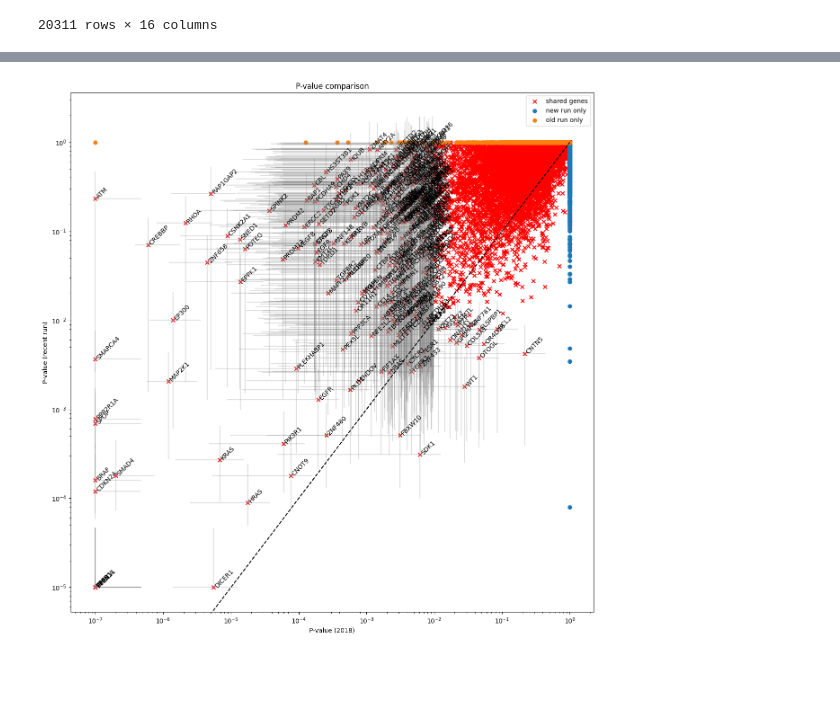
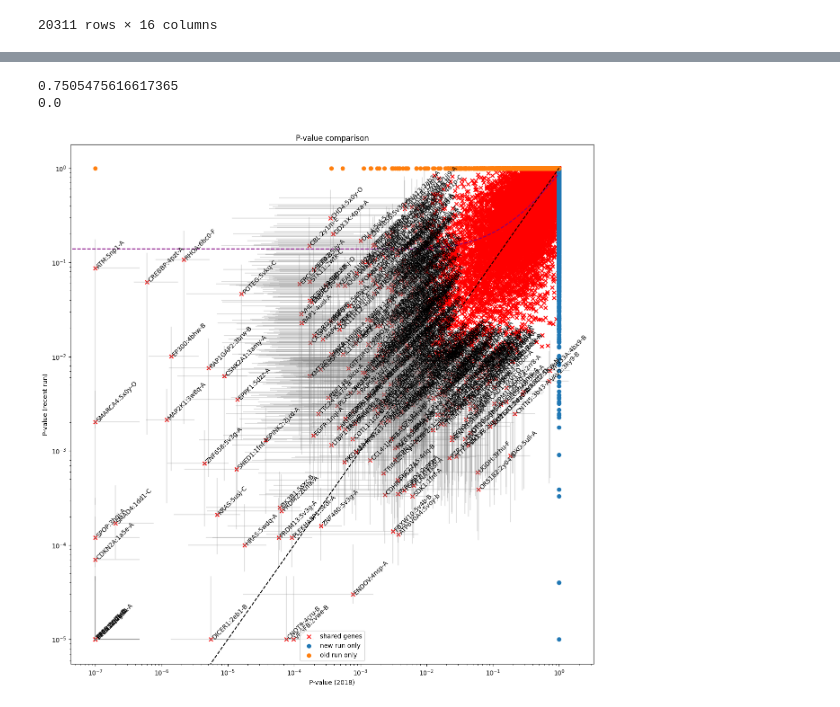
Before and after one commit to getzlab/CLUMPS2, a Jupyter notebook: analysis/Plots.ipynb, the cells around one changed output, grey strips where cells are left out. Cells and saved outputs as stored; diff of their text form; code cells hidden in the pictures; blank space fills up the shorter version.

```diff
--- a/analysis/Plots.ipynb
+++ b/analysis/Plots.ipynb
@@ -6,8 +6,8 @@ import matplotlib.pyplot as plt
 old_results = pd.read_csv('CLUMPS_2018_results.txt',sep='\t')
 
 
-new_results = pd.read_csv('clumps_output_pancan.tsv',sep='\t')
-#new_results = pd.read_csv('clumps_output.tsv',sep='\t')
+#new_results = pd.read_csv('clumps_output_pancan.tsv',sep='\t')
+new_results = pd.read_csv('clumps_output.tsv',sep='\t')
 # %%
 new_results.index = (new_results['GENE_NAMES'] + ':' + new_results['PDBID-CHAIN'] + ':' + new_results['MAP_START'].astype(str) + ':' + new_results['MAP_END'].astype(str))
 old_results.index = (old_results['GENE_NAMES'] + ':' + old_results['PDBID-CHAIN'] + ':' + old_results['MAP_START'].astype(str) + ':' + old_results['MAP_END'].astype(str))
@@ -89,5 +89,5 @@ new_results
 # %%
-from scipy.stats import beta, betabinom
+from scipy.stats import beta, betabinom, linregress
 
 
 
@@ -107,7 +107,7 @@ results['oldps'] = old_results['CLUMPS_P']
 results['newps'] = new_results['CLUMPS_P']
 
 results = results.loc[(results['oldps'] < 0.01) | (results['newps'] < 0.01)]
-results['gene'] = results.index.str.replace(':.*','')
+results['gene'] = results.index.str.replace(':[0-9]*:[0-9]*','')
 
 
 olda = results['oldps']*oldperm
@@ -121,31 +121,42 @@ newb = newperm - results['newps']*newperm
 new95ci = beta.interval(0.95,newa,newb)
 
 fig,ax = plt.subplots(1,1)
 fig.set_size_inches(15,15)
 
+lin = linregress(old_results['CLUMPS_P'],new_results['CLUMPS_P'])
+print(lin.rvalue)
+print(lin.pvalue)
+
+xl = np.arange(0,1,0.01)
+yl = xl*lin.slope + lin.intercept
+
 
 
 ax.errorbar(results['oldps'],results['newps'],xerr=old95ci,yerr=new95ci,marker='.',linestyle='',alpha=0.25,color='grey')
 ax.scatter(old_results['CLUMPS_P'],new_results['CLUMPS_P'],marker='x',color='red')
+#ax.scatter(results['oldps'],results['newps'],marker='x',color='red')
 
 ax.scatter(np.ones(len(new_only['CLUMPS_P'])),new_only['CLUMPS_P'])
 ax.scatter(old_only['CLUMPS_P'],np.ones(len(old_only['CLUMPS_P'])))
 
 
 oldtmp = old_only.loc[old_only['CLUMPS_P']<0.00001]
 
 
 
 ax.plot([0, 1],[0, 1],linestyle='--',color='black')
+ax.plot(xl,yl,linestyle='--',color='purple')
 ax.set_title('P-value comparison')
 ax.set_xlabel('P-value (2018)')
 ax.set_ylabel('P-value (recent run)')
 plt.yscale("log")
 plt.xscale("log")
 plt.legend(['shared genes','new run only','old run only'])
 for i in range(0,len(results.index)):
     ax.text(results.iloc[i]['oldps'],results.iloc[i]['newps'],results.iloc[i]['gene'],rotation=45,size=10)
 #for i in range(0,len(oldtmp.index)):
 #    ax.text(oldtmp.iloc[i]['CLUMPS_P'],1,oldtmp.iloc[i]['GENE_NAMES'],size=8)
 # %% [output]
+0.7505475616617365
+0.0
-[figure, old version]
+[figure, new version]
```
Also changed, not shown: parts of 19 cells of this notebook, 6 other files.
